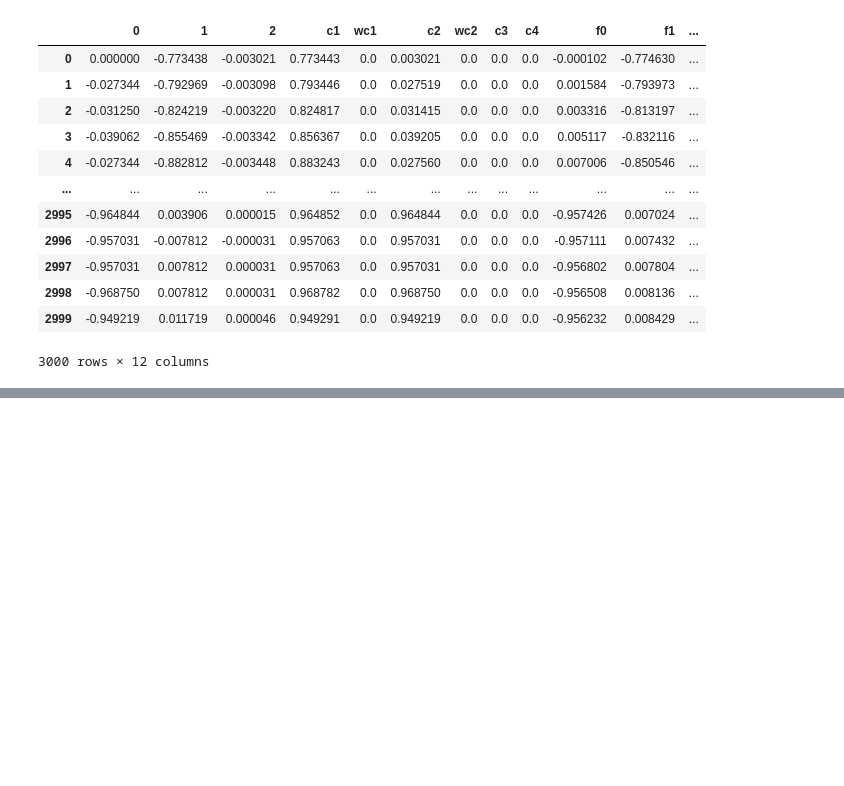
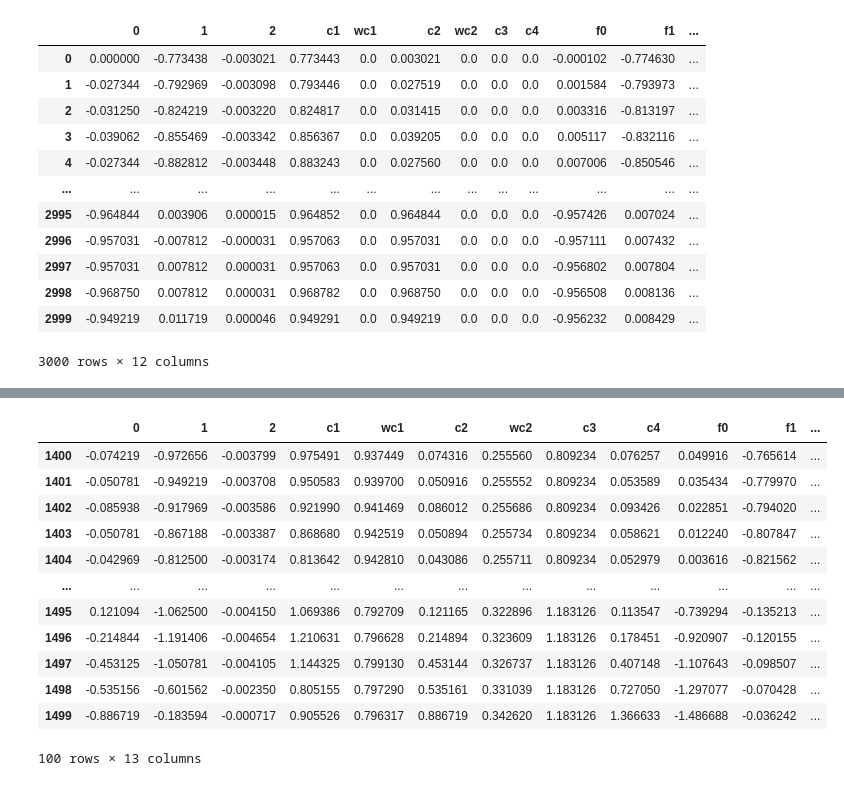
Before and after one commit to MaxFrax/FederatedLearningOutlierDetection, a Jupyter notebook: jupyter/SisFallExperiments.ipynb, the cells around one changed output, grey strips where cells are left out. Saved outputs shown, nothing was run; the diff lists cells and outputs as text; code cells hidden in the pictures; blank space fills up the shorter version.

```diff
--- a/jupyter/SisFallExperiments.ipynb
+++ b/jupyter/SisFallExperiments.ipynb
@@ -365,0 +410,16 @@ df
+# %%
+df[1400:1500]
+# %% [output]
+|  | 0 | 1 | 2 | c1 | wc1 | c2 | wc2 | c3 | c4 | f0 | f1 | ... |
+| 1400 | -0.074219 | -0.972656 | -0.003799 | 0.975491 | 0.937449 | 0.074316 | 0.255560 | 0.809234 | 0.076257 | 0.049916 | -0.765614 | ... |
+| 1401 | -0.050781 | -0.949219 | -0.003708 | 0.950583 | 0.939700 | 0.050916 | 0.255552 | 0.809234 | 0.053589 | 0.035434 | -0.779970 | ... |
+| 1402 | -0.085938 | -0.917969 | -0.003586 | 0.921990 | 0.941469 | 0.086012 | 0.255686 | 0.809234 | 0.093426 | 0.022851 | -0.794020 | ... |
+| 1403 | -0.050781 | -0.867188 | -0.003387 | 0.868680 | 0.942519 | 0.050894 | 0.255734 | 0.809234 | 0.058621 | 0.012240 | -0.807847 | ... |
+| 1404 | -0.042969 | -0.812500 | -0.003174 | 0.813642 | 0.942810 | 0.043086 | 0.255711 | 0.809234 | 0.052979 | 0.003616 | -0.821562 | ... |
+| ... | ... | ... | ... | ... | ... | ... | ... | ... | ... | ... | ... | ... |
+| 1495 | 0.121094 | -1.062500 | -0.004150 | 1.069386 | 0.792709 | 0.121165 | 0.322896 | 1.183126 | 0.113547 | -0.739294 | -0.135213 | ... |
+| 1496 | -0.214844 | -1.191406 | -0.004654 | 1.210631 | 0.796628 | 0.214894 | 0.323609 | 1.183126 | 0.178451 | -0.920907 | -0.120155 | ... |
+| 1497 | -0.453125 | -1.050781 | -0.004105 | 1.144325 | 0.799130 | 0.453144 | 0.326737 | 1.183126 | 0.407148 | -1.107643 | -0.098507 | ... |
+| 1498 | -0.535156 | -0.601562 | -0.002350 | 0.805155 | 0.797290 | 0.535161 | 0.331039 | 1.183126 | 0.727050 | -1.297077 | -0.070428 | ... |
+| 1499 | -0.886719 | -0.183594 | -0.000717 | 0.905526 | 0.796317 | 0.886719 | 0.342620 | 1.183126 | 1.366633 | -1.486688 | -0.036242 | ... |
+100 rows × 13 columns
```
Also changed, not shown: parts of 12 cells of this notebook.
